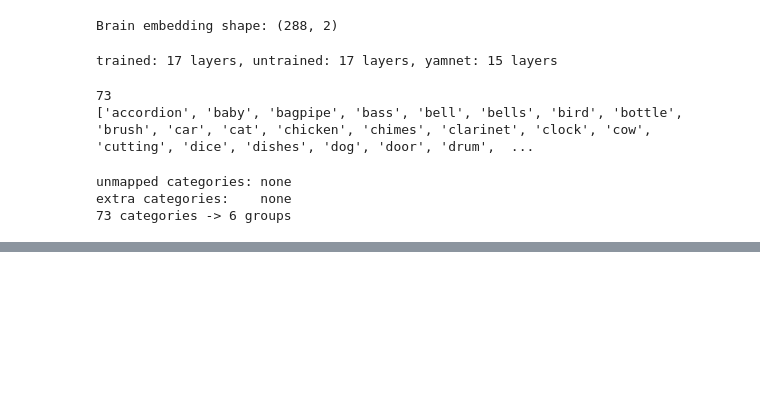
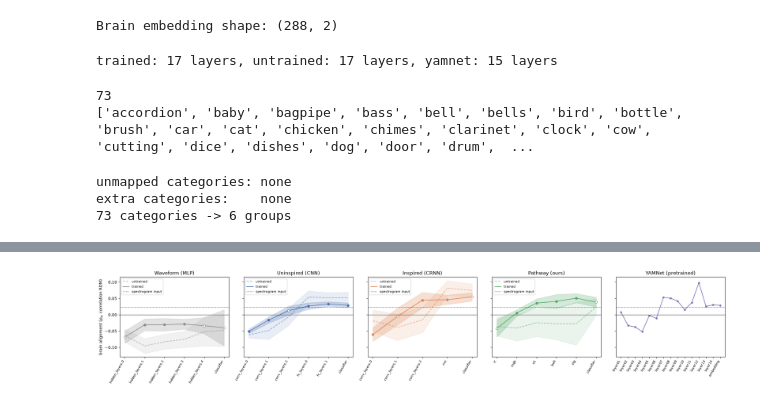
Before and after one commit to sofka005/group-13-bio, a Jupyter notebook: Assignment4/assignment4.ipynb, the cells around one changed output, grey strips where cells are left out. Saved outputs shown, nothing was run; the diff lists cells and outputs as text; code cells hidden in the pictures; blank space fills up the shorter version.

```diff
--- a/Assignment4/assignment4.ipynb
+++ b/Assignment4/assignment4.ipynb
@@ -617,0 +806,14 @@ plt.show()
+# %%
+spec_in = np.concatenate([b[1].numpy().reshape(len(b[1]), -1) for b in loader]).astype(np.float64)
+wave_in = np.concatenate([b[0].numpy().reshape(len(b[0]), -1) for b in loader]).astype(np.float64)
+baseline = {}
+for label, X in [("spectrogram", spec_in), ("waveform input", wave_in)]:
+    d = Dataset(measurements=X, obs_descriptors={"condition": np.arange(n_sounds)})
+    for m in RDM_METHODS:
+        r = calc_rdm(d, method=m, descriptor="condition")
+        rdm_store[(label, "input", 0, "input", m)] = r
+        for c in COMPARE_METHODS:
+            baseline[(label, m, c)] = compare(brain_rdms[m], r, method=c)[0, 0]
+base_tab = pd.Series(baseline).unstack([1, 2])
+base_tab.to_csv(f"{RESULTS_DIR}/input_baselines.csv")
+print(base_tab.round(4).to_string())
@@ -617,0 +829,36 @@ plt.show()
+# %%
+def plot_depth(tab, sub, ylabel, fname):
+    fig, axes = plt.subplots(1, 5, figsize=(22, 4.2), sharey=True)
+    for ax, name in zip(axes, ALL_MODELS):
+        t = tab[tab.model == name]
+        x = t.depth / t.depth.max()
+        for state, ls in [("untrained", "--"), ("trained", "-")]:
+            m, c = t[f"{state}_mean"].values, t[f"{state}_ci"].values
+            ax.plot(x, m, ls, color=COLORS[name], label=state, alpha=0.6 if state == "untrained" else 1)
+            ax.fill_between(x, m - c, m + c, color=COLORS[name], alpha=0.12 if state == "untrained" else 0.25)
+        sig = t.p_trained_vs_untrained_fdr.values < 0.05
+        ax.scatter(x[sig], t.trained_mean.values[sig], color=COLORS[name], zorder=3, s=30)
+        ax.scatter(x[~sig], t.trained_mean.values[~sig], facecolor="white", edgecolor=COLORS[name], zorder=3, s=30)
+        ax.set_xticks(x)
+        ax.set_xticklabels(t.layer, rotation=60, ha="right", fontsize=8)
+        ax.axhline(0, color="k", lw=0.6)
+        ax.axhline(baseline[("spectrogram", MAIN_RDM, MAIN_CMP)], color="k", ls=":", lw=1, label="spectrogram input")
+        ax.set_title(LABELS[name])
+        ax.legend(fontsize=8, loc="upper left")
+    y = sub[sub.model == "yamnet"].set_index("layer").loc[layer_order["yamnet"], "score"]
+    xy = np.linspace(0, 1, len(y))
+    axes[-1].plot(xy, y.values, "-o", color=COLORS["yamnet"], ms=4)
+    axes[-1].set_xticks(xy)
+    axes[-1].set_xticklabels([l.replace("relu", "") for l in y.index], rotation=60, ha="right", fontsize=8)
+    axes[-1].axhline(0, color="k", lw=0.6)
+    axes[-1].axhline(baseline[("spectrogram", MAIN_RDM, MAIN_CMP)], color="k", ls=":", lw=1)
+    axes[-1].set_title("YAMNet (pretrained)")
+    axes[0].set_ylabel(ylabel)
+    fig.tight_layout()
+    fig.savefig(f"{IMG_DIR}/{fname}", dpi=150, bbox_inches="tight")
+    plt.show()
+
+
+plot_depth(tab, main, r"brain alignment ($\rho_a$, correlation RDM)", "depth_profile.png")
+# %% [output]
+[figure, added]
```
Also changed, not shown: parts of 31 cells of this notebook, 13 other files.
